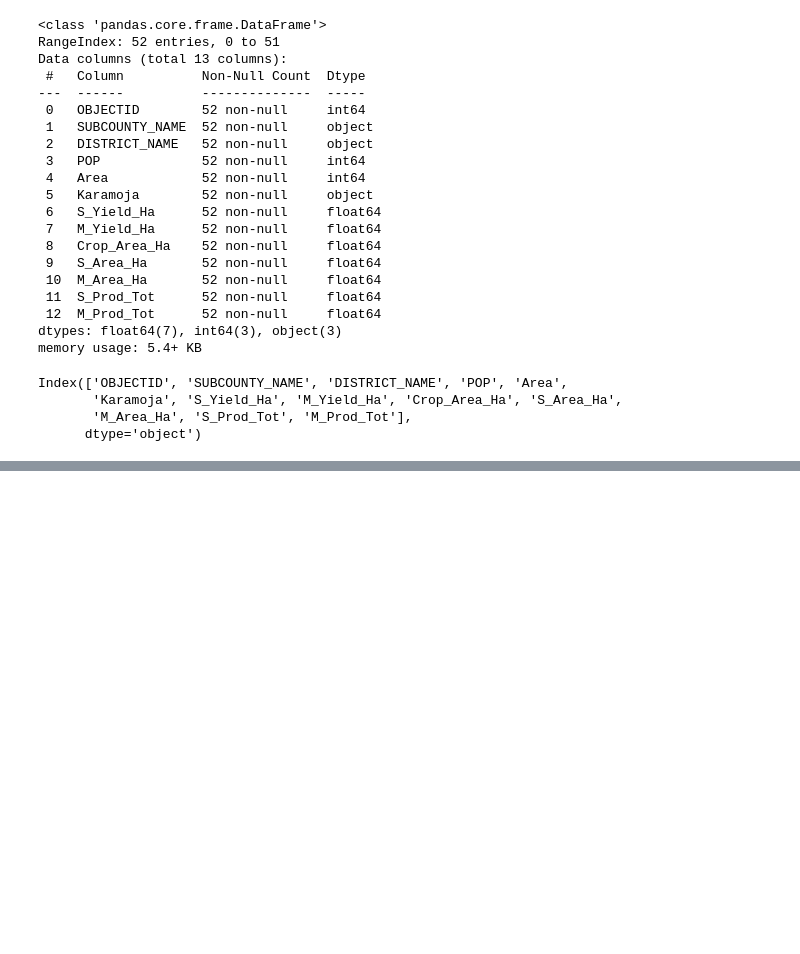
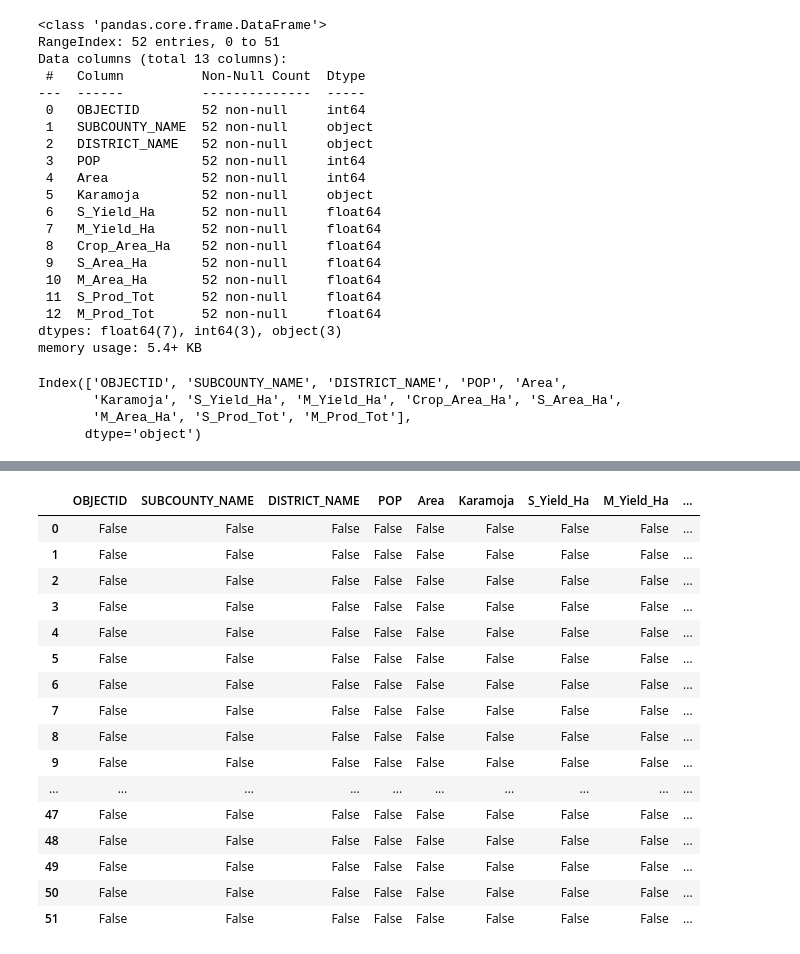
Before and after one commit to Ella244-18/Phase-1-Project-1, a Jupyter notebook: Untitled5.ipynb, the cells around one changed output, grey strips where cells are left out. Saved outputs shown, nothing was run; the diff lists cells and outputs as text; code cells hidden in the pictures; blank space fills up the shorter version.

```diff
--- a/Untitled5.ipynb
+++ b/Untitled5.ipynb
@@ -94,0 +140,21 @@ df.describe()
+# %%
+# Check for mising values
+df.isna()# Returns true for cells that have  any missing values
+# %% [output]
+|  | OBJECTID | SUBCOUNTY_NAME | DISTRICT_NAME | POP | Area | Karamoja | S_Yield_Ha | M_Yield_Ha | ... |
+| 0 | False | False | False | False | False | False | False | False | ... |
+| 1 | False | False | False | False | False | False | False | False | ... |
+| 2 | False | False | False | False | False | False | False | False | ... |
+| 3 | False | False | False | False | False | False | False | False | ... |
+| 4 | False | False | False | False | False | False | False | False | ... |
+| 5 | False | False | False | False | False | False | False | False | ... |
+| 6 | False | False | False | False | False | False | False | False | ... |
+| 7 | False | False | False | False | False | False | False | False | ... |
+| 8 | False | False | False | False | False | False | False | False | ... |
+| 9 | False | False | False | False | False | False | False | False | ... |
+| ... | ... | ... | ... | ... | ... | ... | ... | ... | ... |
+| 47 | False | False | False | False | False | False | False | False | ... |
+| 48 | False | False | False | False | False | False | False | False | ... |
+| 49 | False | False | False | False | False | False | False | False | ... |
+| 50 | False | False | False | False | False | False | False | False | ... |
+| 51 | False | False | False | False | False | False | False | False | ... |
```
Also changed, not shown: parts of 12 cells of this notebook.
